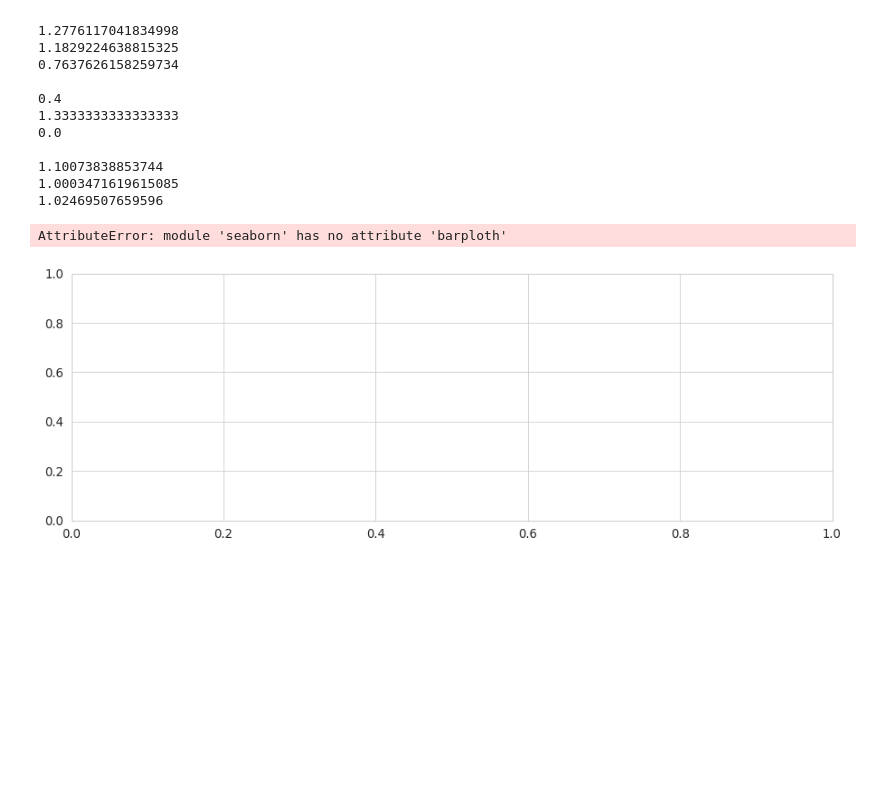
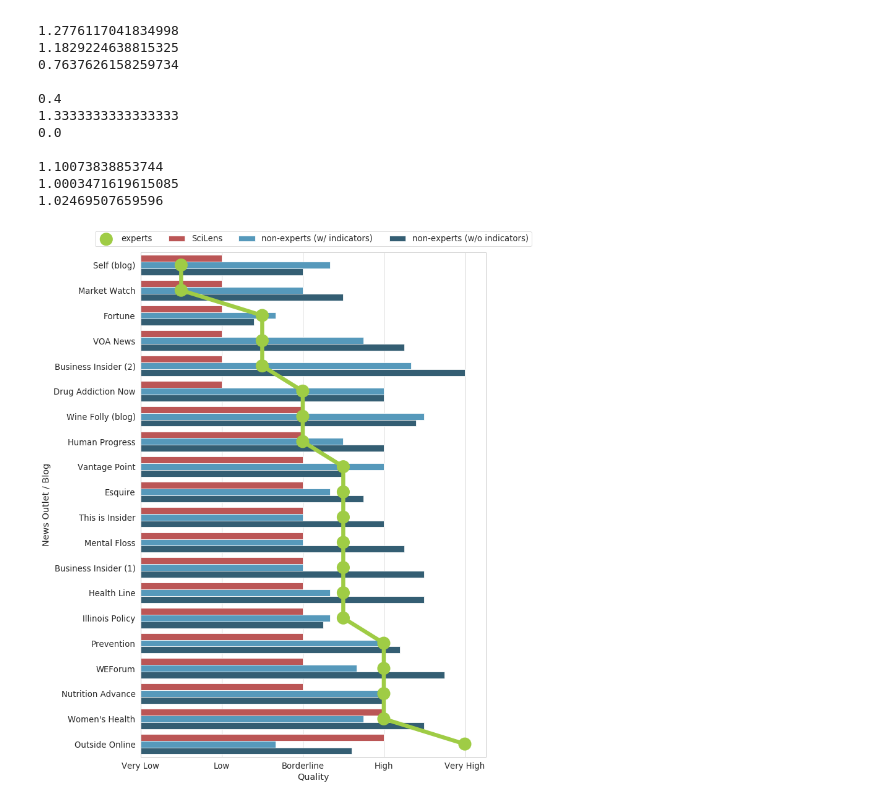
Before and after one commit to psmeros/SciLens, a Jupyter notebook: src/figures-atc.ipynb, the cells around one changed output. Saved outputs shown, nothing was run; the diff lists cells and outputs as text; code cells hidden in the pictures; blank space fills up the shorter version.

```diff
--- a/src/figures-atc.ipynb
+++ b/src/figures-atc.ipynb
@@ -40,14 +37,14 @@ df2 = pd.read_csv(figures+'tobacco-Aina.csv').rename(columns={'how_do_you_rate_t
 df_exp = pd.concat([df1,df2], axis=1)[['article', 'expert1', 'expert2']]
 df_exp.article = df_exp.article.apply(lambda x: x.replace('https://', 'http://'))
 df_exp['diff'] = abs(df_exp['expert1'] - df_exp['expert2'])
-df_exp['expert'] = (df_exp['expert1'] + df_exp['expert2'])/2
+df_exp['experts'] = (df_exp['expert1'] + df_exp['expert2'])/2
 df_exp = df_exp.set_index('article')
 print(cohen_kappa_score(df_exp['expert1'], df_exp['expert2']))
 # %% [output]
 0.09090909090909094
 # %%
 df_sci = pd.read_csv(cache_dir + 'scilens_atc.tsv', sep='\t')
-df_sci = df_sci.set_index('article')
+df_sci = df_sci.set_index('article').rename(columns={'scilens':'SciLens'})
 # %%
 df = df_crowd.join(df_exp).join(df_crowd_ind).join(df_sci).reset_index()
 # %%
@@ -93,3 +106,7 @@ df['Quality'] = df['Quality'] + 2
+# %%
+df = df[['article', 'non-experts (w/o indicators)', 'non-experts (w/ indicators)', 'experts', 'SciLens']]
+df = pd.melt(df, id_vars=['article'], var_name='Rated by', value_name='Quality').rename(columns={'article': 'Outlet'})
+df['Quality'] = df['Quality'] + 2
 # %%
 df = df.sort_values(by=['Rated by', 'Quality'], ascending=[True,True])
-df = pd.concat([df[(df['Rated by'] == 'expert')],df[~(df['Rated by'] == 'expert')]])
+df = pd.concat([df[(df['Rated by'] == 'experts')],df[~(df['Rated by'] == 'experts')]])
@@ -98,12 +113,15 @@ df
 # %%
 sns.set(context='paper', style='whitegrid', color_codes=True, font_scale=1.5)
-fig, ax = plt.subplots(figsize=(15,5))
-ax = sns.barploth(hue='Rated by', y='Quality', x='Outlet', data=df, ax=ax)
-ax.set_yticks(ticks=[0, 1, 2, 3, 4, 4.8])
-ax.set_yticklabels(['Very Low', 'Low', 'Borderline', 'High', 'Very High', ''])
-plt.xticks(rotation=90)
-plt.legend(loc='upper center', ncol=4)
-fig.savefig(figures+'a-t-c.pdf', bbox_inches='tight')
+fig, ax = plt.subplots(figsize=(10,15))
+ax = sns.pointplot(hue='Rated by', x='Quality', y='Outlet', data=df[(df['Rated by'] == 'experts')], markers='o', palette=['#9FCC45'], scale=3, ax=ax)
+plt.setp(ax.lines, zorder=100)
+plt.setp(ax.collections, zorder=100)
+ax = sns.barplot(hue='Rated by', x='Quality', y='Outlet', data=df[~(df['Rated by'] == 'experts')], palette=['#CC4545', '#459FCC', '#2A617D'], ax=ax)
+ax.set_xticks(ticks=[0, 1, 2, 3, 4])
+ax.set_xticklabels(['Very Low', 'Low', 'Borderline', 'High', 'Very High'])
+#plt.xticks(rotation=90)
+plt.legend(loc='upper center', ncol=4, bbox_to_anchor=(0.5, 1.05))
+plt.ylabel('News Outlet / Blog')
+fig.savefig(figures+'atc.pdf', bbox_inches='tight')
 # %% [output]
-AttributeError: module 'seaborn' has no attribute 'barploth'
-[figure, old version]
+[figure, new version]
```
Also changed, not shown: parts of 6 cells of this notebook, 2 other files.
